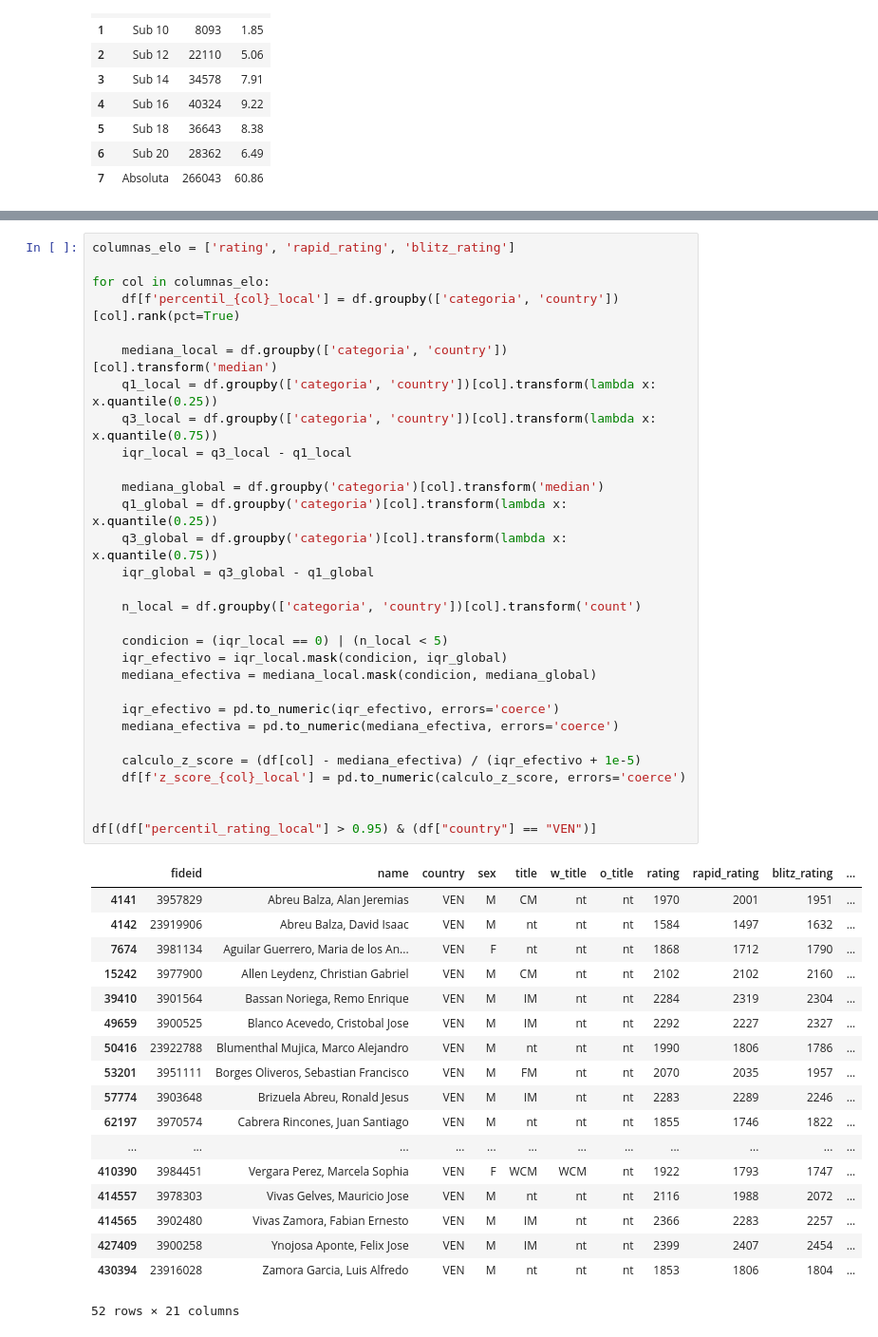
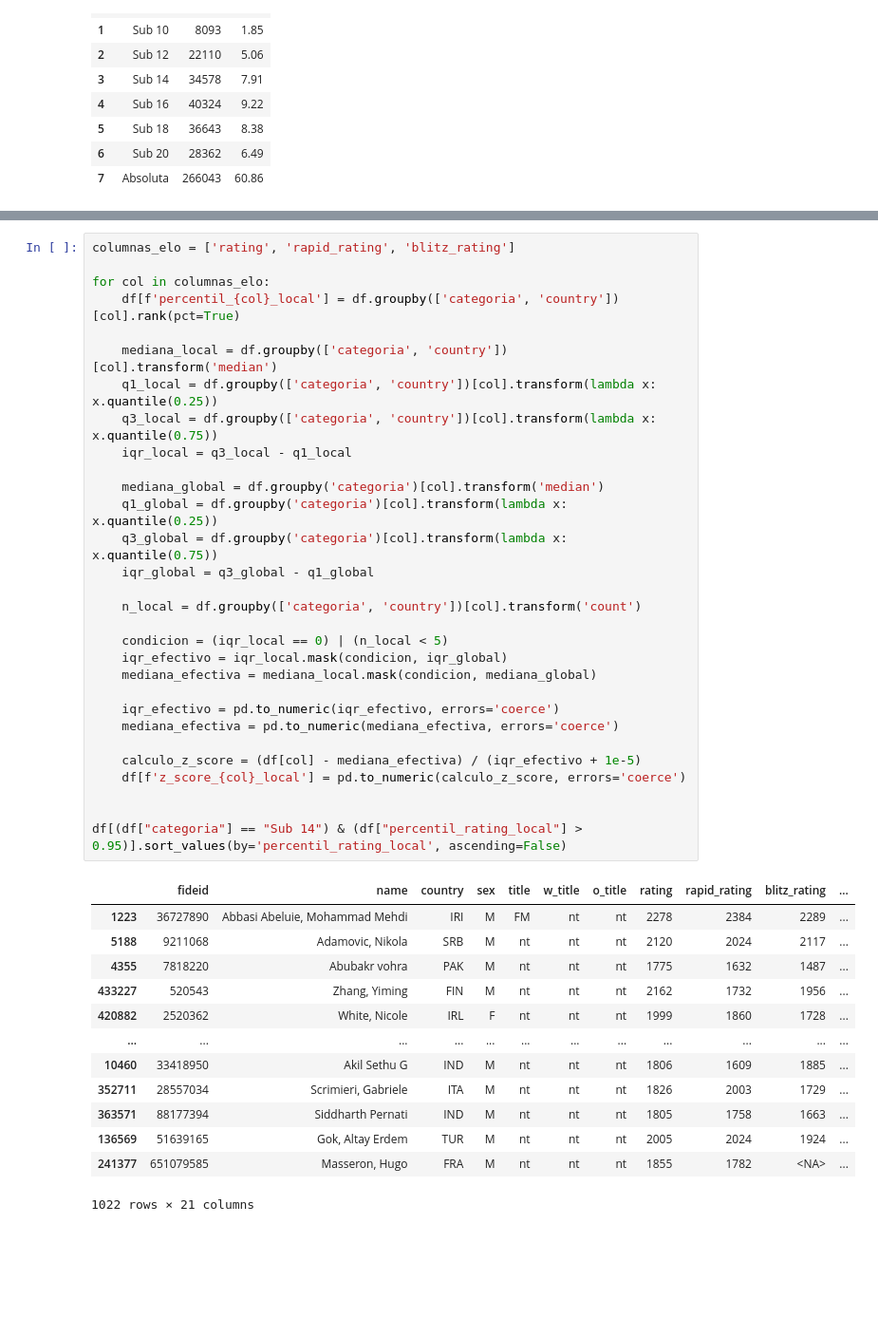
Before and after one commit to Entropy-v0/Kepler-ChessAnalytics, a Jupyter notebook: notebooks/02-demografia_edad_genero.ipynb, the cells around one changed output, grey strips where cells are left out. Shown at 95% size. Cells and saved outputs as stored; diff of their text form; blank space fills up the shorter version.

```diff
--- a/notebooks/02-demografia_edad_genero.ipynb
+++ b/notebooks/02-demografia_edad_genero.ipynb
@@ -554,48 +595,43 @@ memory usage: 40.2 MB
 columnas_elo = ['rating', 'rapid_rating', 'blitz_rating']
 
 for col in columnas_elo:
     df[f'percentil_{col}_local'] = df.groupby(['categoria', 'country'])[col].rank(pct=True)
 
     mediana_local = df.groupby(['categoria', 'country'])[col].transform('median')
     q1_local = df.groupby(['categoria', 'country'])[col].transform(lambda x: x.quantile(0.25))
     q3_local = df.groupby(['categoria', 'country'])[col].transform(lambda x: x.quantile(0.75))
     iqr_local = q3_local - q1_local
 
     mediana_global = df.groupby('categoria')[col].transform('median')
     q1_global = df.groupby('categoria')[col].transform(lambda x: x.quantile(0.25))
     q3_global = df.groupby('categoria')[col].transform(lambda x: x.quantile(0.75))
     iqr_global = q3_global - q1_global
 
     n_local = df.groupby(['categoria', 'country'])[col].transform('count')
 
     condicion = (iqr_local == 0) | (n_local < 5)
     iqr_efectivo = iqr_local.mask(condicion, iqr_global)
     mediana_efectiva = mediana_local.mask(condicion, mediana_global)
 
     iqr_efectivo = pd.to_numeric(iqr_efectivo, errors='coerce')
     mediana_efectiva = pd.to_numeric(mediana_efectiva, errors='coerce')
 
     calculo_z_score = (df[col] - mediana_efectiva) / (iqr_efectivo + 1e-5)
     df[f'z_score_{col}_local'] = pd.to_numeric(calculo_z_score, errors='coerce')
 
 
-df[(df["percentil_rating_local"] > 0.95) & (df["country"] == "VEN")]
+df[(df["categoria"] == "Sub 14") & (df["percentil_rating_local"] > 0.95)].sort_values(by='percentil_rating_local', ascending=False)
 # %% [output]
 |  | fideid | name | country | sex | title | w_title | o_title | rating | rapid_rating | blitz_rating | ... |
-| 4141 | 3957829 | Abreu Balza, Alan Jeremias | VEN | M | CM | nt | nt | 1970 | 2001 | 1951 | ... |
-| 4142 | 23919906 | Abreu Balza, David Isaac | VEN | M | nt | nt | nt | 1584 | 1497 | 1632 | ... |
-| 7674 | 3981134 | Aguilar Guerrero, Maria de los An... | VEN | F | nt | nt | nt | 1868 | 1712 | 1790 | ... |
-| 15242 | 3977900 | Allen Leydenz, Christian Gabriel | VEN | M | CM | nt | nt | 2102 | 2102 | 2160 | ... |
-| 39410 | 3901564 | Bassan Noriega, Remo Enrique | VEN | M | IM | nt | nt | 2284 | 2319 | 2304 | ... |
-| 49659 | 3900525 | Blanco Acevedo, Cristobal Jose | VEN | M | IM | nt | nt | 2292 | 2227 | 2327 | ... |
-| 50416 | 23922788 | Blumenthal Mujica, Marco Alejandro | VEN | M | nt | nt | nt | 1990 | 1806 | 1786 | ... |
-| 53201 | 3951111 | Borges Oliveros, Sebastian Francisco | VEN | M | FM | nt | nt | 2070 | 2035 | 1957 | ... |
-| 57774 | 3903648 | Brizuela Abreu, Ronald Jesus | VEN | M | IM | nt | nt | 2283 | 2289 | 2246 | ... |
-| 62197 | 3970574 | Cabrera Rincones, Juan Santiago | VEN | M | nt | nt | nt | 1855 | 1746 | 1822 | ... |
+| 1223 | 36727890 | Abbasi Abeluie, Mohammad Mehdi | IRI | M | FM | nt | nt | 2278 | 2384 | 2289 | ... |
+| 5188 | 9211068 | Adamovic, Nikola | SRB | M | nt | nt | nt | 2120 | 2024 | 2117 | ... |
+| 4355 | 7818220 | Abubakr vohra | PAK | M | nt | nt | nt | 1775 | 1632 | 1487 | ... |
+| 433227 | 520543 | Zhang, Yiming | FIN | M | nt | nt | nt | 2162 | 1732 | 1956 | ... |
+| 420882 | 2520362 | White, Nicole | IRL | F | nt | nt | nt | 1999 | 1860 | 1728 | ... |
 | ... | ... | ... | ... | ... | ... | ... | ... | ... | ... | ... | ... |
-| 410390 | 3984451 | Vergara Perez, Marcela Sophia | VEN | F | WCM | WCM | nt | 1922 | 1793 | 1747 | ... |
-| 414557 | 3978303 | Vivas Gelves, Mauricio Jose | VEN | M | nt | nt | nt | 2116 | 1988 | 2072 | ... |
-| 414565 | 3902480 | Vivas Zamora, Fabian Ernesto | VEN | M | IM | nt | nt | 2366 | 2283 | 2257 | ... |
-| 427409 | 3900258 | Ynojosa Aponte, Felix Jose | VEN | M | IM | nt | nt | 2399 | 2407 | 2454 | ... |
-| 430394 | 23916028 | Zamora Garcia, Luis Alfredo | VEN | M | nt | nt | nt | 1853 | 1806 | 1804 | ... |
+| 10460 | 33418950 | Akil Sethu G | IND | M | nt | nt | nt | 1806 | 1609 | 1885 | ... |
+| 352711 | 28557034 | Scrimieri, Gabriele | ITA | M | nt | nt | nt | 1826 | 2003 | 1729 | ... |
+| 363571 | 88177394 | Siddharth Pernati | IND | M | nt | nt | nt | 1805 | 1758 | 1663 | ... |
+| 136569 | 51639165 | Gok, Altay Erdem | TUR | M | nt | nt | nt | 2005 | 2024 | 1924 | ... |
+| 241377 | 651079585 | Masseron, Hugo | FRA | M | nt | nt | nt | 1855 | 1782 | <NA> | ... |
-52 rows × 21 columns
+1022 rows × 21 columns
```
Also changed, not shown: parts of 25 cells of this notebook, 24 other files.
